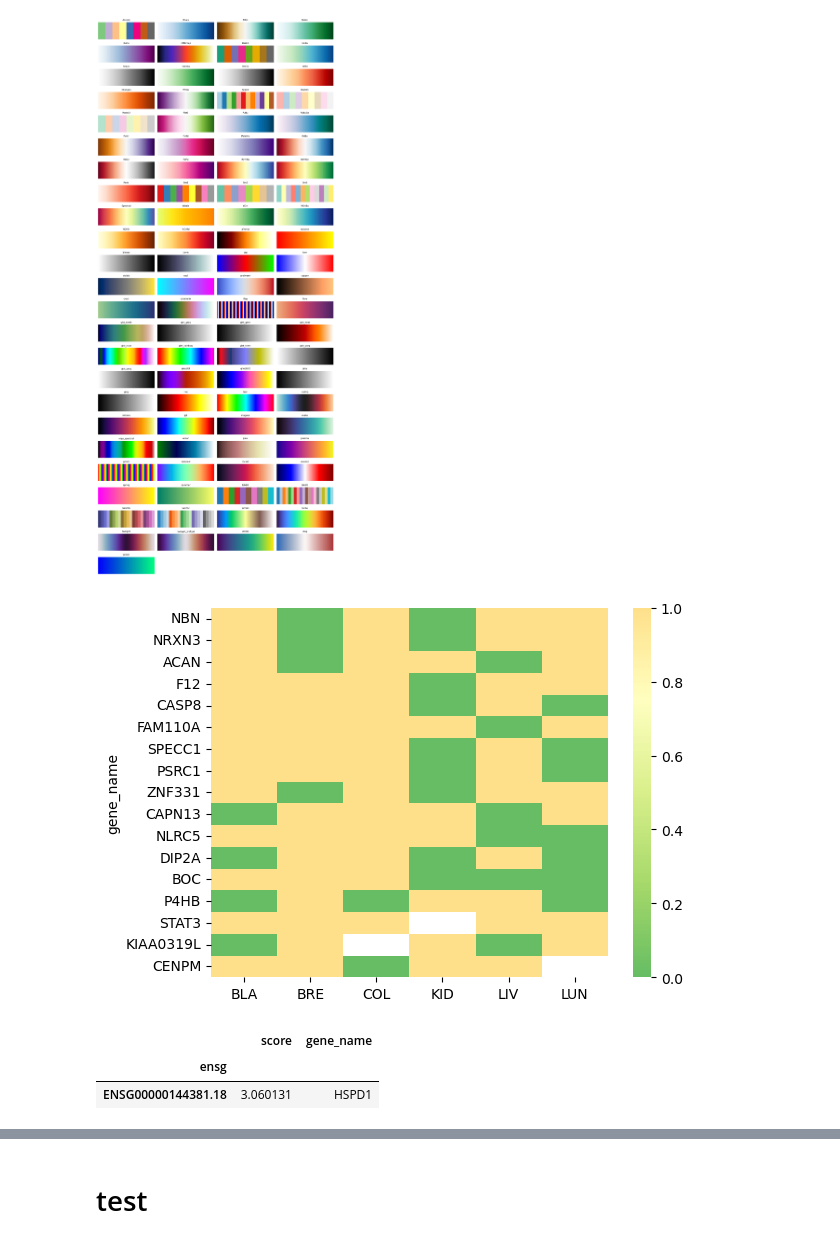
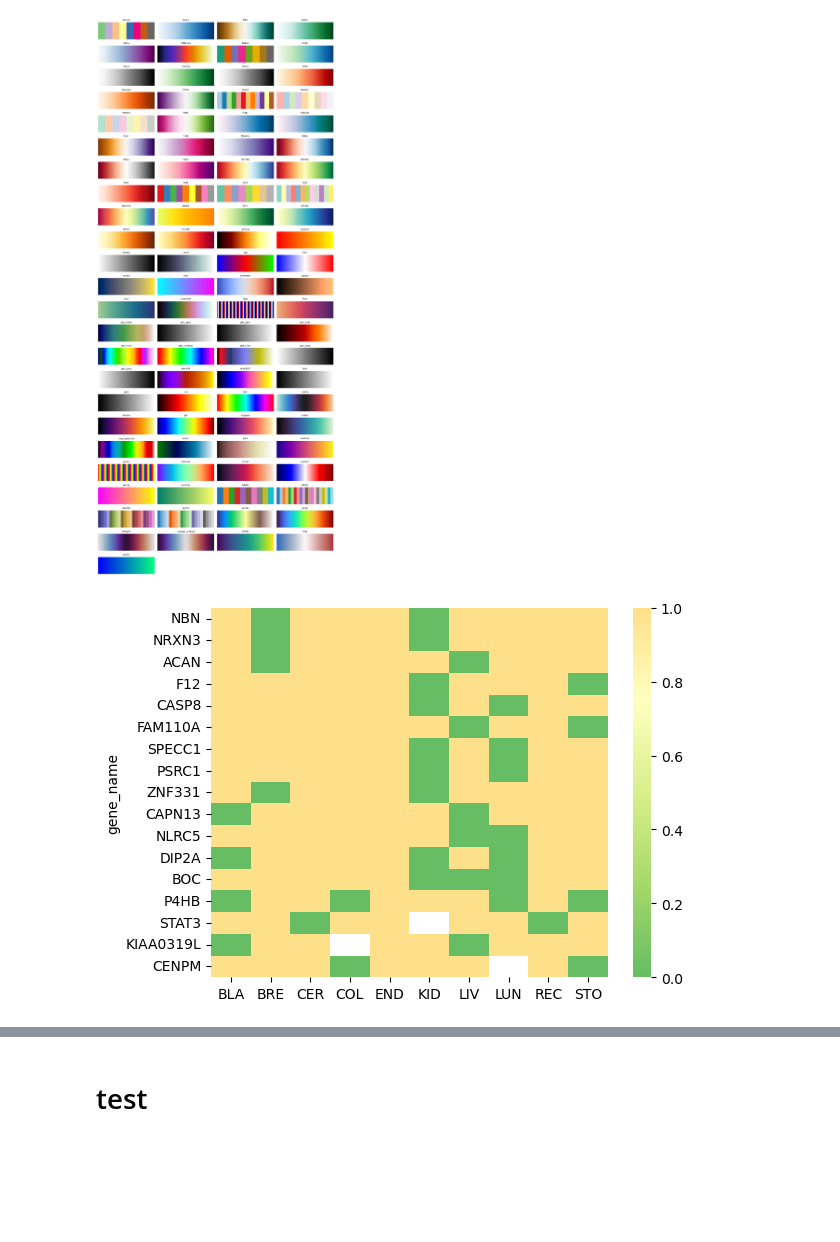
Before and after one commit to nowayfree/pan-cancer_transcriptome, a Jupyter notebook: fig3&5.ipynb, the cells around one changed output, grey strips where cells are left out. Saved outputs shown, nothing was run; the diff lists cells and outputs as text; code cells hidden in the pictures; blank space fills up the shorter version.

```diff
--- a/fig3&5.ipynb
+++ b/fig3&5.ipynb
@@ -901,14 +1136,7 @@ small_type_df = small_type_df.replace('isoform_spec',0)
 rdylgn = plt.cm.get_cmap("RdYlGn_r")  # 获取 viridis colormap
 new_rdylgn = mcolors.ListedColormap(rdylgn(np.linspace(0.2, 0.6, 256)))  # 只取浅色部分
 # %%
-sns.heatmap(test_type_df[['BLA','BRE','COL','KID','LIV','LUN']],cmap=new_rdylgn)
-plt.savefig('/data1/DYY/bambu/plot/figure6/6d.pdf',dpi=400
-)
+sns.heatmap(test_type_df[['BLA','BRE','CER','COL','END','KID','LIV','LUN','REC','STO']],cmap=new_rdylgn)
+plt.savefig('/data1/DYY/bambu/plot/figure6/12176d.pdf',dpi=400)
 # %% [output]
-[figure, old version]
+[figure, new version]
-# %%
-hierarc.loc[hierarc.gene_name=='HSPD1']
-# %% [output]
-|  | score | gene_name |
-| ensg |  |  |
-| ENSG00000144381.18 | 3.060131 | HSPD1 |
```
Also changed, not shown: parts of 67 cells of this notebook, 6 other files.
